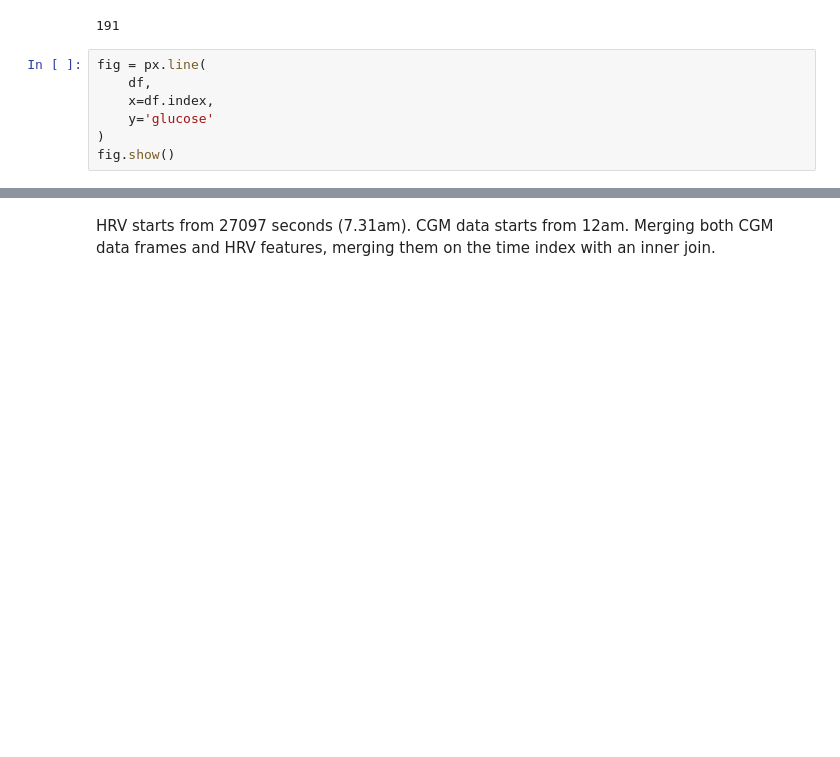
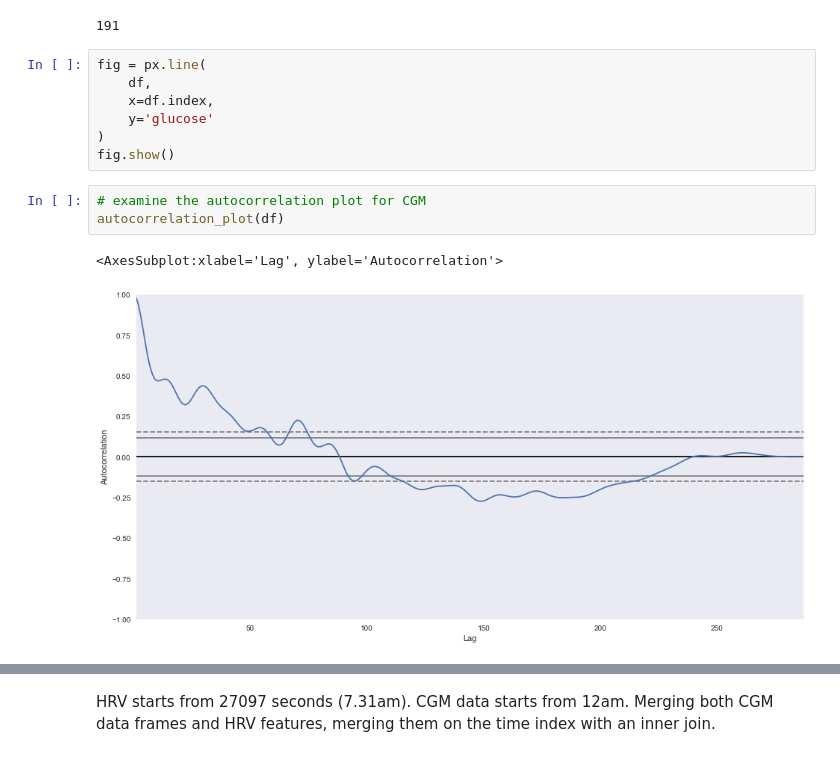
Before and after one commit to itsdarrenlee/BtechFYP, a Jupyter notebook: data/04-01-21/04-12-21-Analysis.ipynb, the cells around one changed output, grey strips where cells are left out. Cells and saved outputs as stored; diff of their text form; blank space fills up the shorter version.

```diff
--- a/data/04-01-21/04-12-21-Analysis.ipynb
+++ b/data/04-01-21/04-12-21-Analysis.ipynb
@@ -179,3 +181,9 @@ fig = px.line(
     y='glucose'
 )
 fig.show()
+# %%
+# examine the autocorrelation plot for CGM
+autocorrelation_plot(df)
+# %% [output]
+<AxesSubplot:xlabel='Lag', ylabel='Autocorrelation'>
+[figure, added]
```
Also changed, not shown: parts of 7 cells of this notebook.
